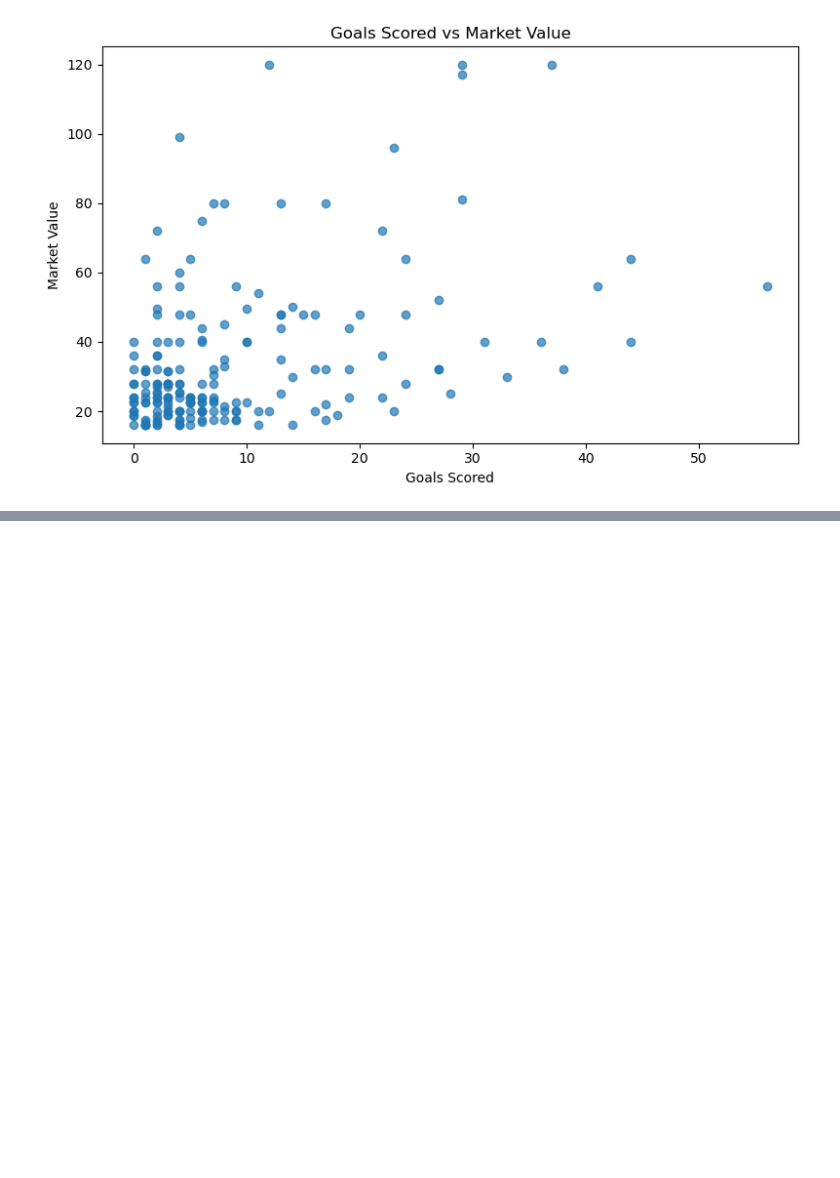
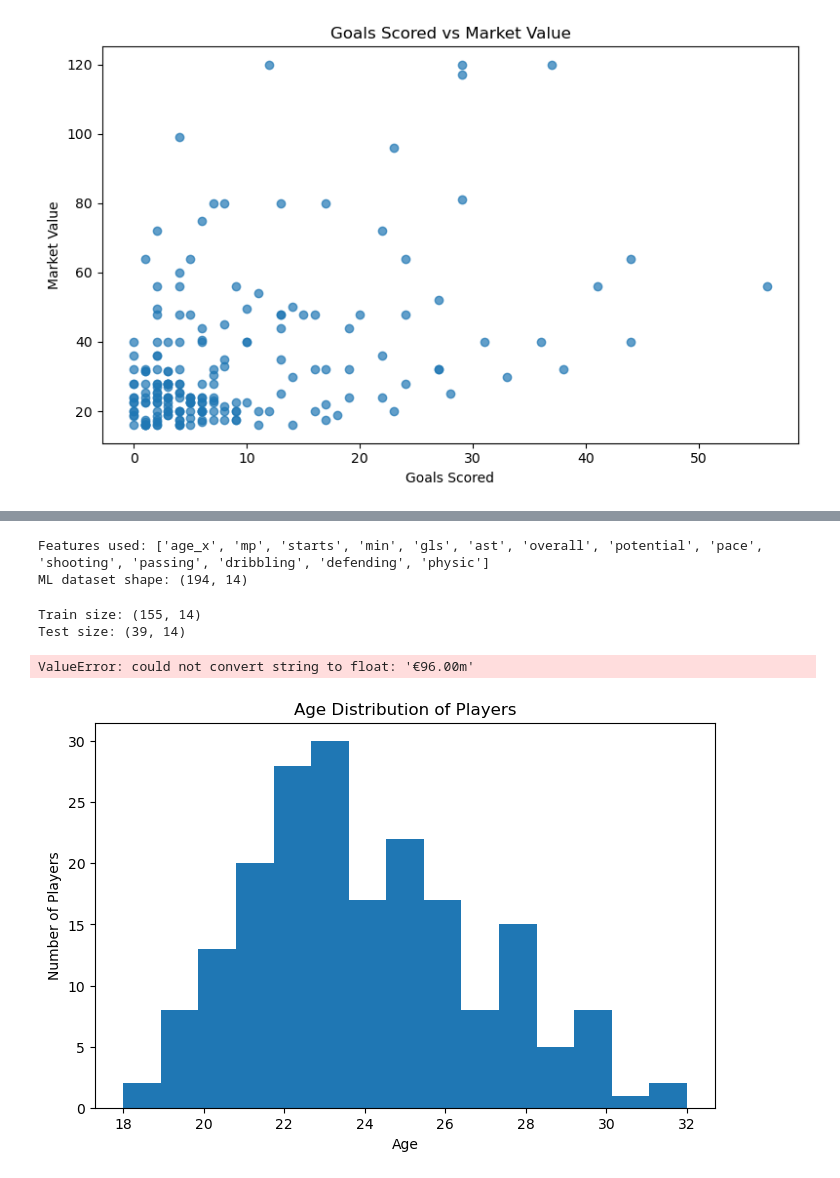
Before and after one commit to ArdilOner/DSA-210-Project-Ard-l-ner, a Jupyter notebook: analysis.ipynb, the cells around one changed output, grey strips where cells are left out. Cells and saved outputs as stored; diff of their text form; code cells hidden in the pictures; blank space fills up the shorter version.

```diff
--- a/analysis.ipynb
+++ b/analysis.ipynb
@@ -429,3 +425,15 @@ plt.tight_layout()
 plt.show()
 # %% [output]
 [figure]
+# %%
+# Convert market value to numeric again before ML
+
+df["market value"] = (
+    df["market value"]
+    .astype(str)
+    .str.replace("€", "", regex=False)
+    .str.replace("m", "", regex=False)
+    .astype(float)
+)
+
+df["market value"].head()
@@ -431,0 +537,59 @@ plt.show()
+# %%
+# Prepare data for ML
+
+df_ml = df.copy()
+
+features = ["age_x", "mp", "starts", "min", "gls", "ast"]
+
+# FIFA rating columns varsa ekleyelim
+for col in ["overall", "potential", "pace", "shooting", "passing", "dribbling", "defending", "physic"]:
+    if col in df_ml.columns:
+        features.append(col)
+
+target = "market value"
+
+df_ml = df_ml.dropna(subset=features + [target])
+
+X = df_ml[features]
+y = df_ml[target]
+
+print("Features used:", features)
+print("ML dataset shape:", X.shape)
+# %% [output]
+Features used: ['age_x', 'mp', 'starts', 'min', 'gls', 'ast', 'overall', 'potential', 'pace', 'shooting', 'passing', 'dribbling', 'defending', 'physic']
+ML dataset shape: (194, 14)
+# %%
+from sklearn.model_selection import train_test_split
+
+# Train-test split
+X_train, X_test, y_train, y_test = train_test_split(
+    X, y, test_size=0.2, random_state=42
+)
+
+print("Train size:", X_train.shape)
+print("Test size:", X_test.shape)
+# %% [output]
+Train size: (155, 14)
+Test size: (39, 14)
+# %%
+from sklearn.linear_model import LinearRegression
+
+lr = LinearRegression()
+lr.fit(X_train, y_train)
+
+y_pred_lr = lr.predict(X_test)
+# %% [output]
+ValueError: could not convert string to float: '€96.00m'
+# %%
+import matplotlib.pyplot as plt
+
+plt.figure(figsize=(8,5))
+plt.hist(df["age_x"].dropna(), bins=15)
+
+plt.xlabel("Age")
+plt.ylabel("Number of Players")
+plt.title("Age Distribution of Players")
+
+plt.show()
+# %% [output]
+[figure, added]
```
Also changed, not shown: parts of 18 cells of this notebook.
